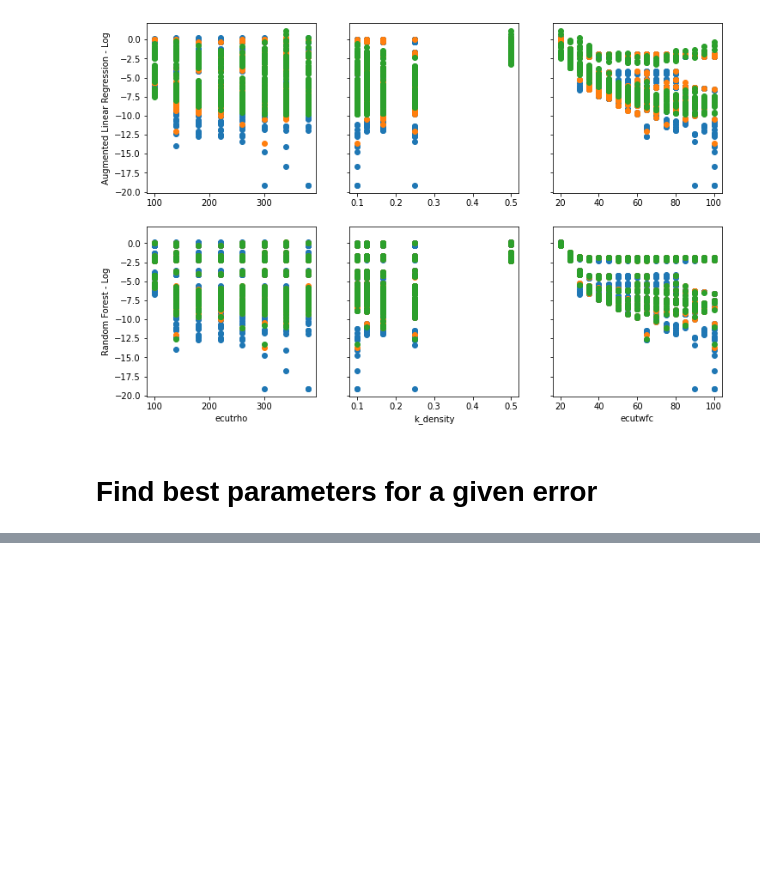
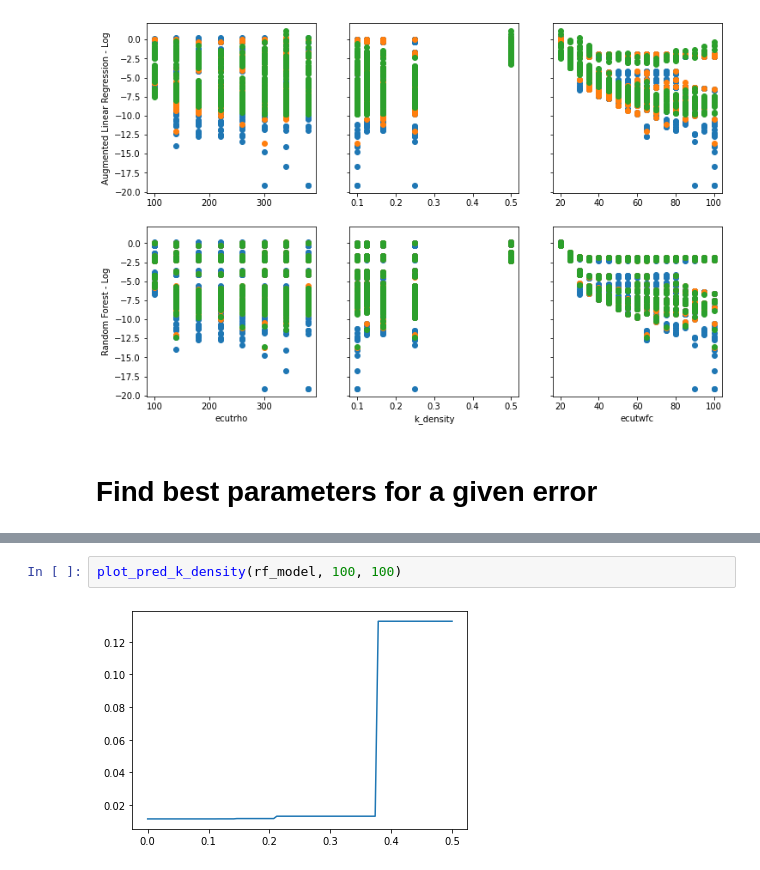
Before and after one commit to CS-433/ml-project-2-aiidalearn, a Jupyter notebook: code/simple_regression/delta_E_regression.ipynb, the cells around one changed output, grey strips where cells are left out. Saved outputs shown, nothing was run; the diff lists cells and outputs as text; blank space fills up the shorter version.

```diff
--- a/code/simple_regression/delta_E_regression.ipynb
+++ b/code/simple_regression/delta_E_regression.ipynb
@@ -320,0 +353,4 @@ print(delta_E_prediction(res.x, model))
+# %%
+plot_pred_k_density(rf_model, 100, 100)
+# %% [output]
+[figure, added]
```
Also changed, not shown: parts of 9 cells of this notebook.
